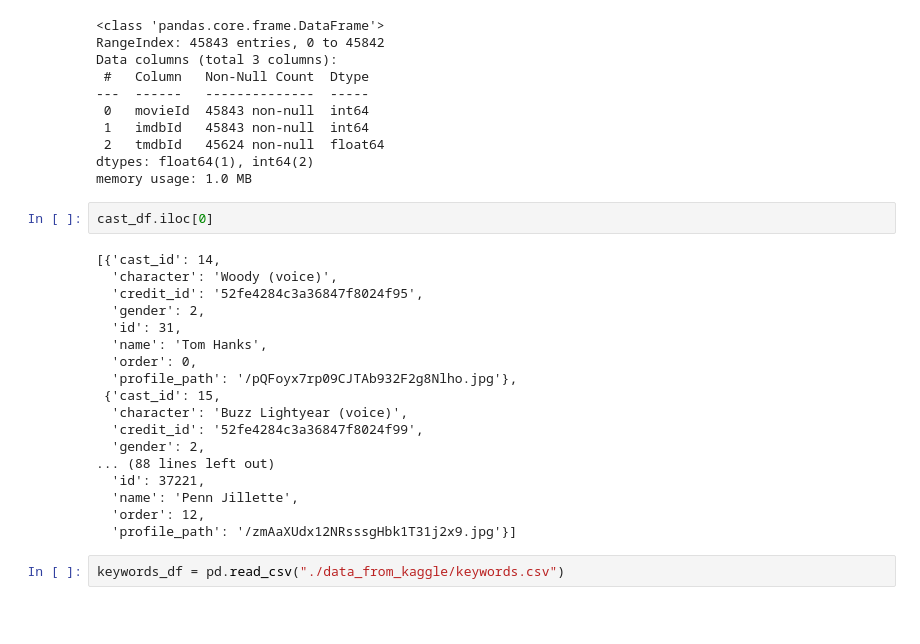
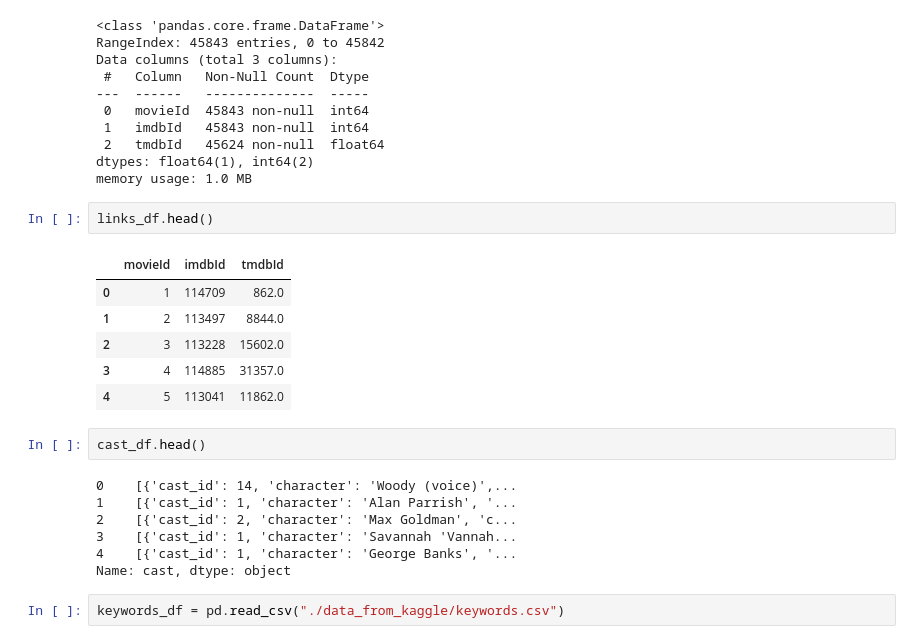
Before and after one commit to ssangli/Python-ML-AI, a Jupyter notebook: movie-recommeneder-system/Movie-RecSys.ipynb, the cells around one changed output. Cells and saved outputs as stored; diff of their text form; blank space fills up the shorter version.

Commit message:
updating movie_recsys

```diff
--- a/movie-recommeneder-system/Movie-RecSys.ipynb
+++ b/movie-recommeneder-system/Movie-RecSys.ipynb
@@ -655,26 +679,24 @@ Data columns (total 3 columns):
  2   tmdbId   45624 non-null  float64
 dtypes: float64(1), int64(2)
 memory usage: 1.0 MB
+# %%
+links_df.head()
+# %% [output]
+|  | movieId | imdbId | tmdbId |
+| 0 | 1 | 114709 | 862.0 |
+| 1 | 2 | 113497 | 8844.0 |
+| 2 | 3 | 113228 | 15602.0 |
+| 3 | 4 | 114885 | 31357.0 |
+| 4 | 5 | 113041 | 11862.0 |
 # %%
-cast_df.iloc[0]
+cast_df.head()
 # %% [output]
-[{'cast_id': 14,
-  'character': 'Woody (voice)',
-  'credit_id': '52fe4284c3a36847f8024f95',
-  'gender': 2,
-  'id': 31,
-  'name': 'Tom Hanks',
-  'order': 0,
-  'profile_path': '/pQFoyx7rp09CJTAb932F2g8Nlho.jpg'},
- {'cast_id': 15,
-  'character': 'Buzz Lightyear (voice)',
-  'credit_id': '52fe4284c3a36847f8024f99',
-  'gender': 2,
-... (88 lines left out)
-  'id': 37221,
-  'name': 'Penn Jillette',
-  'order': 12,
-  'profile_path': '/zmAaXUdx12NRsssgHbk1T31j2x9.jpg'}]
+0    [{'cast_id': 14, 'character': 'Woody (voice)',...
+1    [{'cast_id': 1, 'character': 'Alan Parrish', '...
+2    [{'cast_id': 2, 'character': 'Max Goldman', 'c...
+3    [{'cast_id': 1, 'character': 'Savannah 'Vannah...
+4    [{'cast_id': 1, 'character': 'George Banks', '...
+Name: cast, dtype: object
 # %%
 keywords_df = pd.read_csv("./data_from_kaggle/keywords.csv")
 # %%
```
Also changed, not shown: parts of 52 cells of this notebook.
